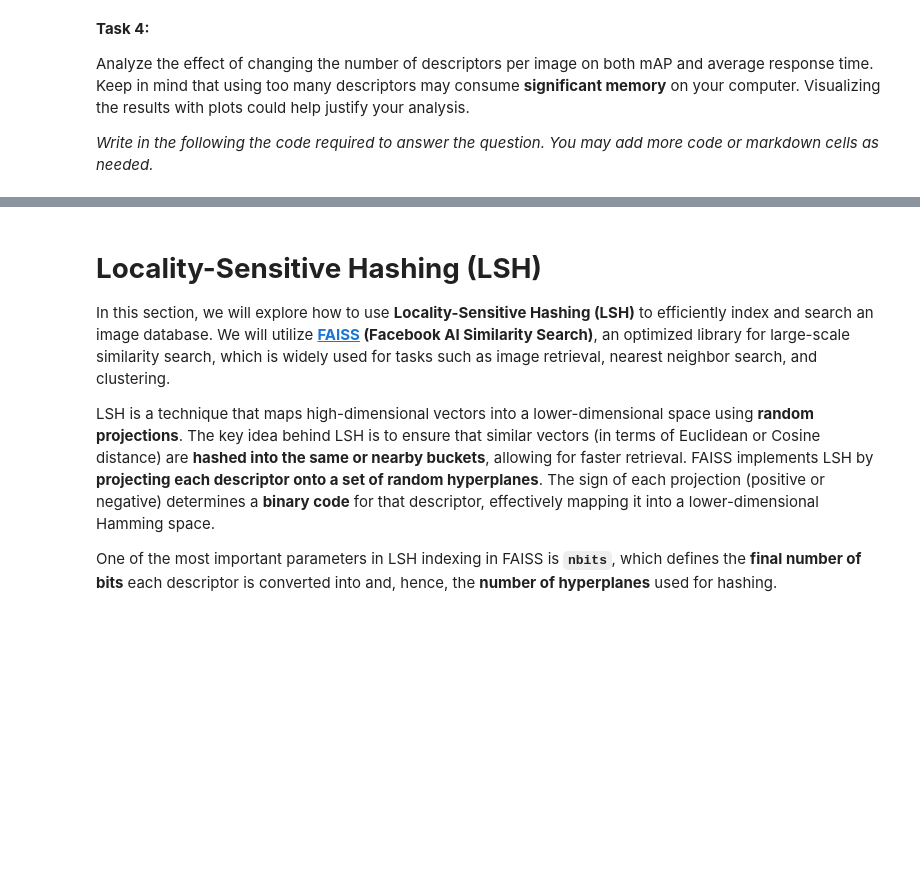
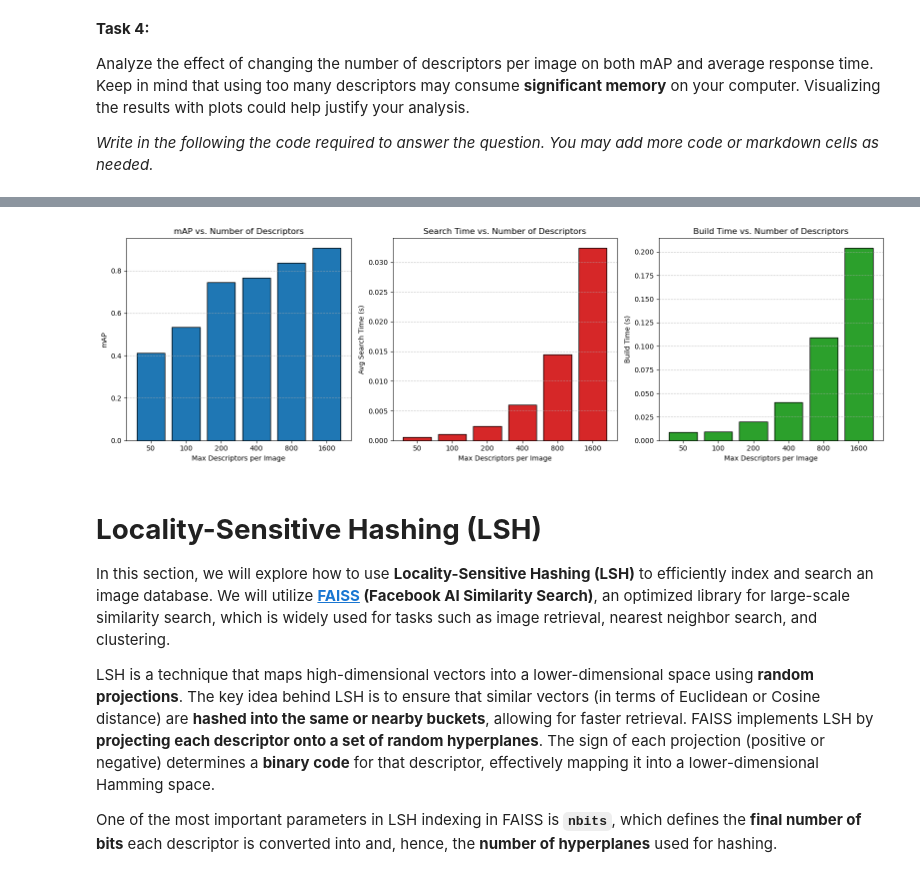
Before and after one commit to EinarLop/UIB_IDX_CBIR_02, a Jupyter notebook: 11762_Image_Indexing.ipynb, the cells around one changed output, grey strips where cells are left out. Drawn from its saved outputs; the diff is of its cells as text; code cells hidden in the pictures; blank space fills up the shorter version.

```diff
--- a/11762_Image_Indexing.ipynb
+++ b/11762_Image_Indexing.ipynb
@@ -108,3 +251,79 @@ Analyze the impact of varying the number of trees on both mAP and average respon
 Analyze the effect of changing the number of descriptors per image on both mAP and average response time. Keep in mind that using too many descriptors may consume **significant memory** on your computer. Visualizing the results with plots could help justify your analysis.
 
 *Write in the following the code required to answer the question. You may add more code or markdown cells as needed.*
+# %%
+descriptor_counts = [50, 100, 200, 400, 800, 1600]
+num_trees = 4
+
+map_scores_desc = []
+avg_search_times_desc = []
+build_times_desc = []
+
+queries = dataset.get_query_images()
+
+print("Evaluating KD-Tree performance across different descriptor counts...")
+print("-" * 65)
+print(f"{'Max Descriptors':<15} | {'mAP':<10} | {'Build Time (s)':<15} | {'Avg Search Time (s)'}")
+print("-" * 65)
+
+for max_desc in descriptor_counts:
+    start_build = time.time()
+    flann, image_map = a2.build_kdtree(dataset, max_descriptors=max_desc, num_trees=num_trees)
+    build_time = time.time() - start_build
+    ranked_dict = {}
+
+    start_search = time.time()
+    for query_image in queries:
+        query_descs = dataset.get_descriptors(query_image)
+        if query_descs is None:
+            continue
+        query_descs = query_descs[:max_desc]
+        ranked_indices = a2.search_kdtree(query_descs, flann)
+        ranked_dict[query_image] = [image_map[idx] for idx in ranked_indices]
+
+    total_search_time = time.time() - start_search
+    avg_search_time = total_search_time / len(queries)
+    current_map = dataset.compute_mAP(ranked_dict)
+    map_scores_desc.append(current_map)
+    build_times_desc.append(build_time)
+    avg_search_times_desc.append(avg_search_time)
+
+    print(f"{max_desc:<15} | {current_map:<10.5f} | {build_time:<15.5f} | {avg_search_time:.5f}")
+
+
+# --- Plotting the Results ---
+x_labels = [str(d) for d in descriptor_counts]
+x_pos = np.arange(len(x_labels))
+
+fig, (ax1, ax2, ax3) = plt.subplots(1, 3, figsize=(16, 5))
+
+# 1. Plot mAP
+ax1.bar(x_pos, map_scores_desc, color='tab:blue', edgecolor='black')
+ax1.set_xticks(x_pos)
+ax1.set_xticklabels(x_labels)
+ax1.set_xlabel('Max Descriptors per Image')
+ax1.set_ylabel('mAP')
+ax1.set_title('mAP vs. Number of Descriptors')
+ax1.grid(axis='y', linestyle='--', alpha=0.7)
+
+# 2. Plot Average Search Time
+ax2.bar(x_pos, avg_search_times_desc, color='tab:red', edgecolor='black')
+ax2.set_xticks(x_pos)
+ax2.set_xticklabels(x_labels)
+ax2.set_xlabel('Max Descriptors per Image')
+ax2.set_ylabel('Avg Search Time (s)')
+ax2.set_title('Search Time vs. Number of Descriptors')
+ax2.grid(axis='y', linestyle='--', alpha=0.7)
+
+# 3. Plot Build Time
+ax3.bar(x_pos, build_times_desc, color='tab:green', edgecolor='black')
+ax3.set_xticks(x_pos)
+ax3.set_xticklabels(x_labels)
+ax3.set_xlabel('Max Descriptors per Image')
+ax3.set_ylabel('Build Time (s)')
+ax3.set_title('Build Time vs. Number of Descriptors')
+ax3.grid(axis='y', linestyle='--', alpha=0.7)
+
+fig.tight_layout()
+plt.show()
+# %% [output]
@@ -111,3 +340,4 @@ Analyze the effect of changing the number of descriptors per image on both mAP a
+[figure, added]
 # %% [markdown]
 # **Locality-Sensitive Hashing (LSH)**
 
```
Also changed, not shown: parts of 8 cells of this notebook.
